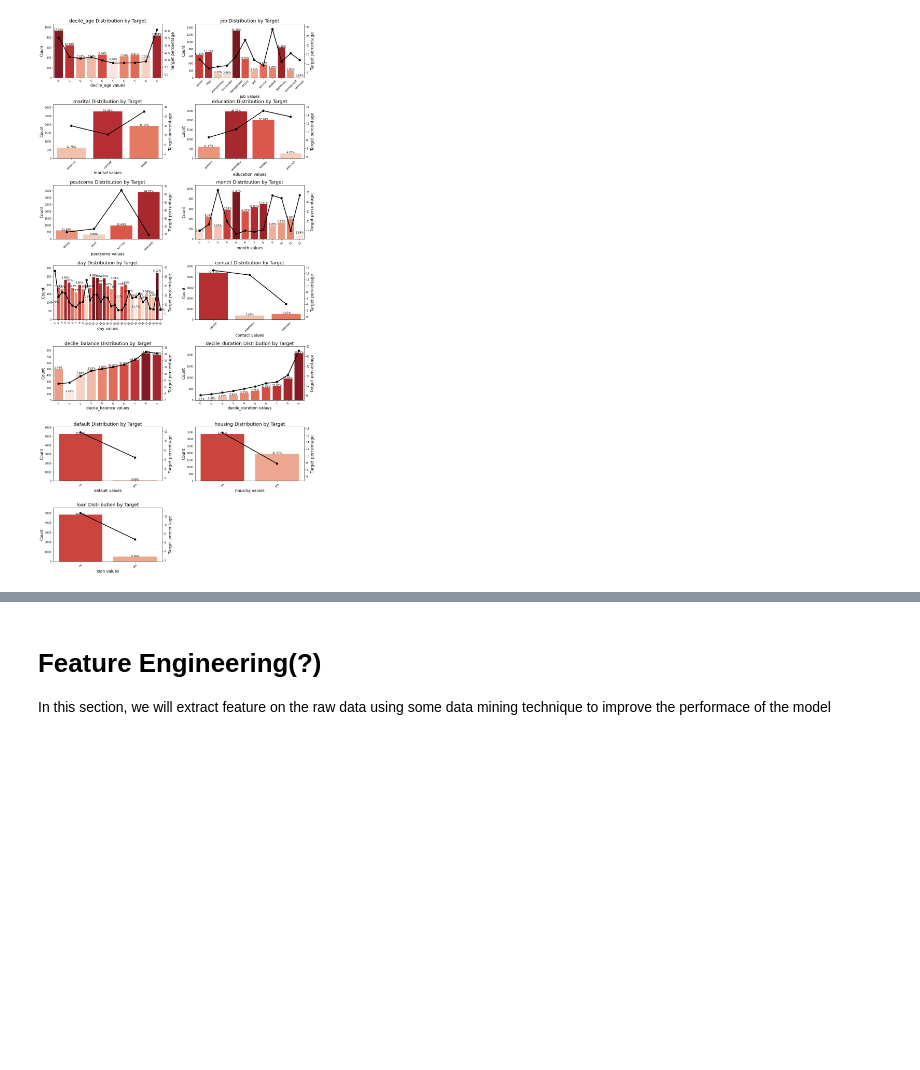
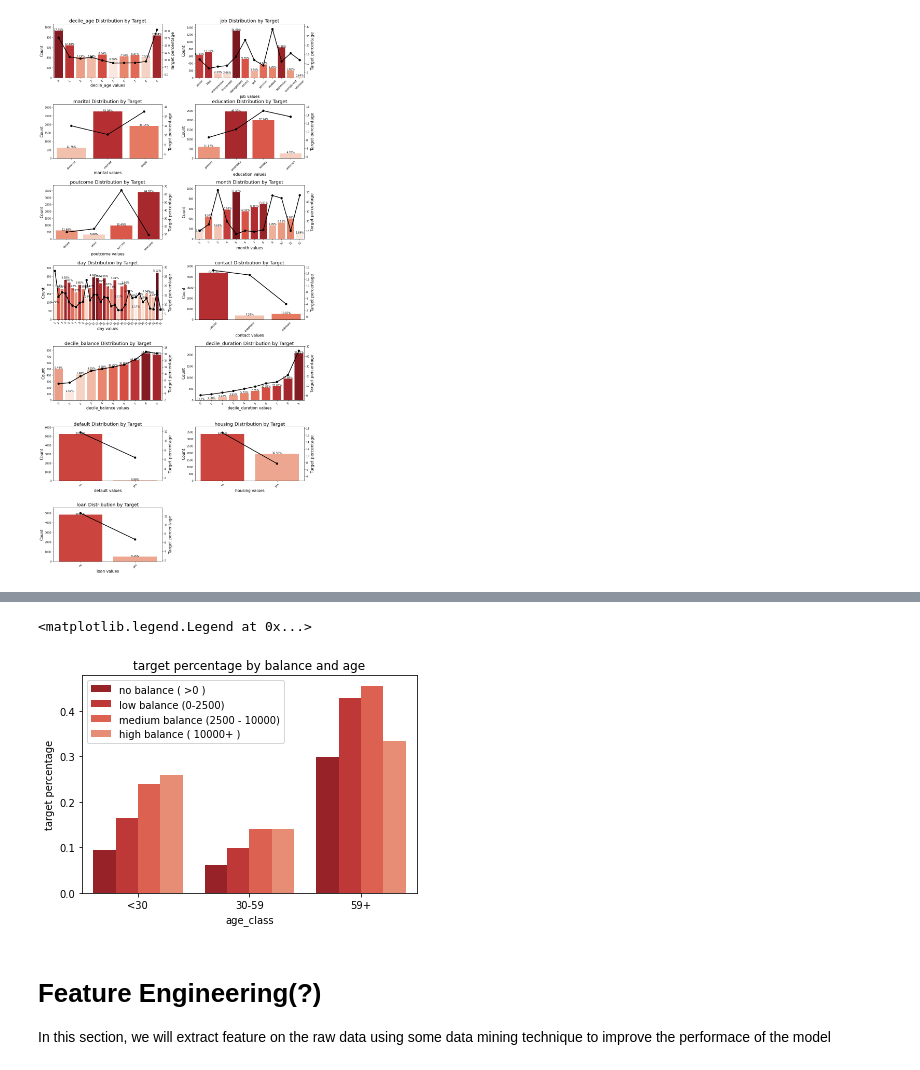
Before and after one commit to suparjotamin/Bangkit-Assignment-5, a Jupyter notebook: Bangkit!_Assignment_5_Machine_Learning_for_Bank_Telemarketing.ipynb, the cells around one changed output, grey strips where cells are left out. Saved outputs shown, nothing was run; the diff lists cells and outputs as text; code cells hidden in the pictures; blank space fills up the shorter version.

```diff
--- a/Bangkit!_Assignment_5_Machine_Learning_for_Bank_Telemarketing.ipynb
+++ b/Bangkit!_Assignment_5_Machine_Learning_for_Bank_Telemarketing.ipynb
@@ -234,3 +272,13 @@ plt.show()
+# %%
+temp = pd.DataFrame(data.groupby(['age_class','balance_class']).mean()['y']).reset_index()
+
+sns.barplot(x = 'age_class', y ='y', hue = 'balance_class', data = temp, )
+plt.ylabel('target percentage')
+plt.title('target percentage by balance and age')
+plt.legend(loc=2,prop={'size':10})
+# %% [output]
+<matplotlib.legend.Legend at 0x...>
+[figure, added]
 # %% [markdown]
 # Feature Engineering(?)
 In this section, we will extract feature on the raw data using some data mining technique to improve the performace of the model
```
Also changed, not shown: parts of 8 cells of this notebook.
